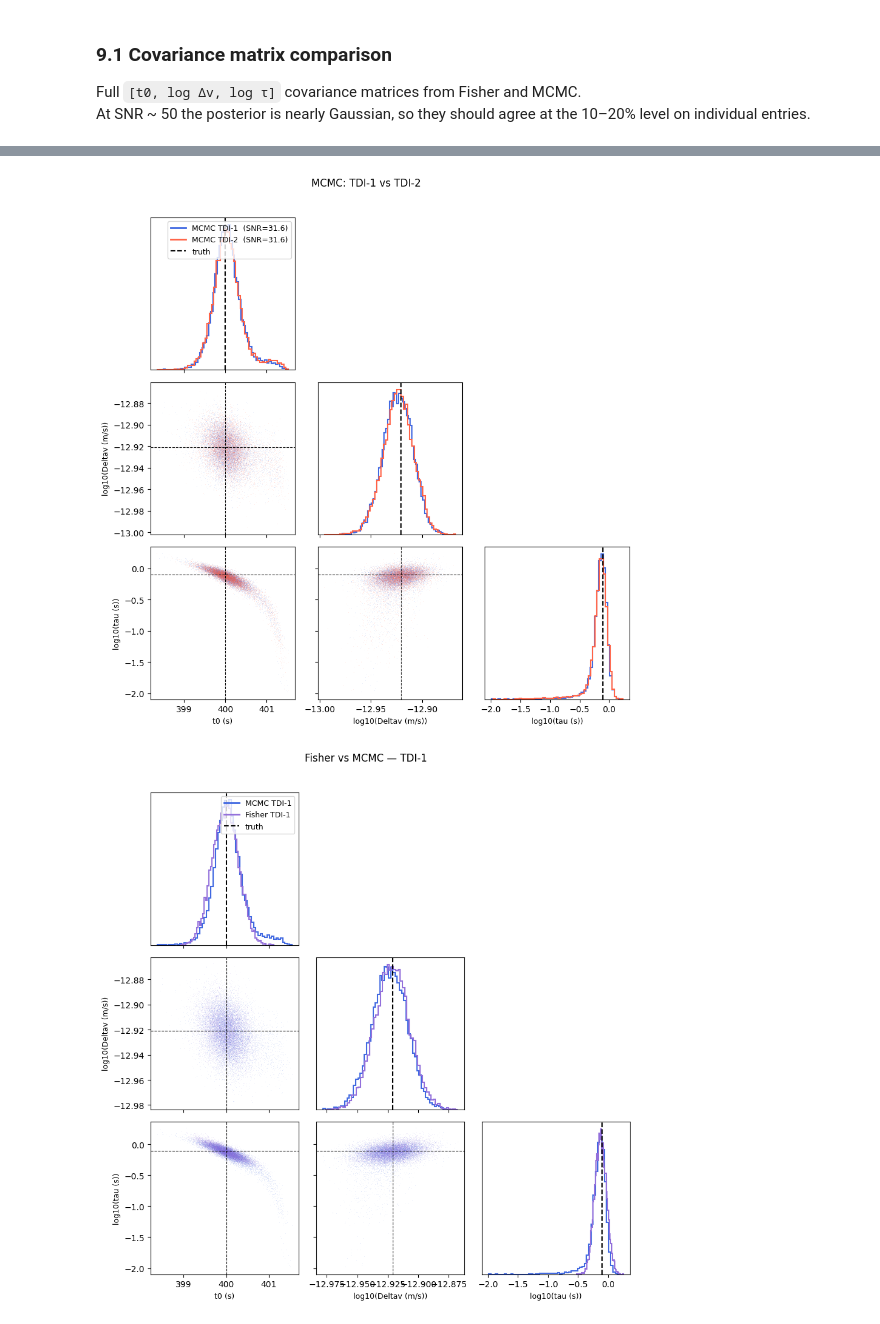
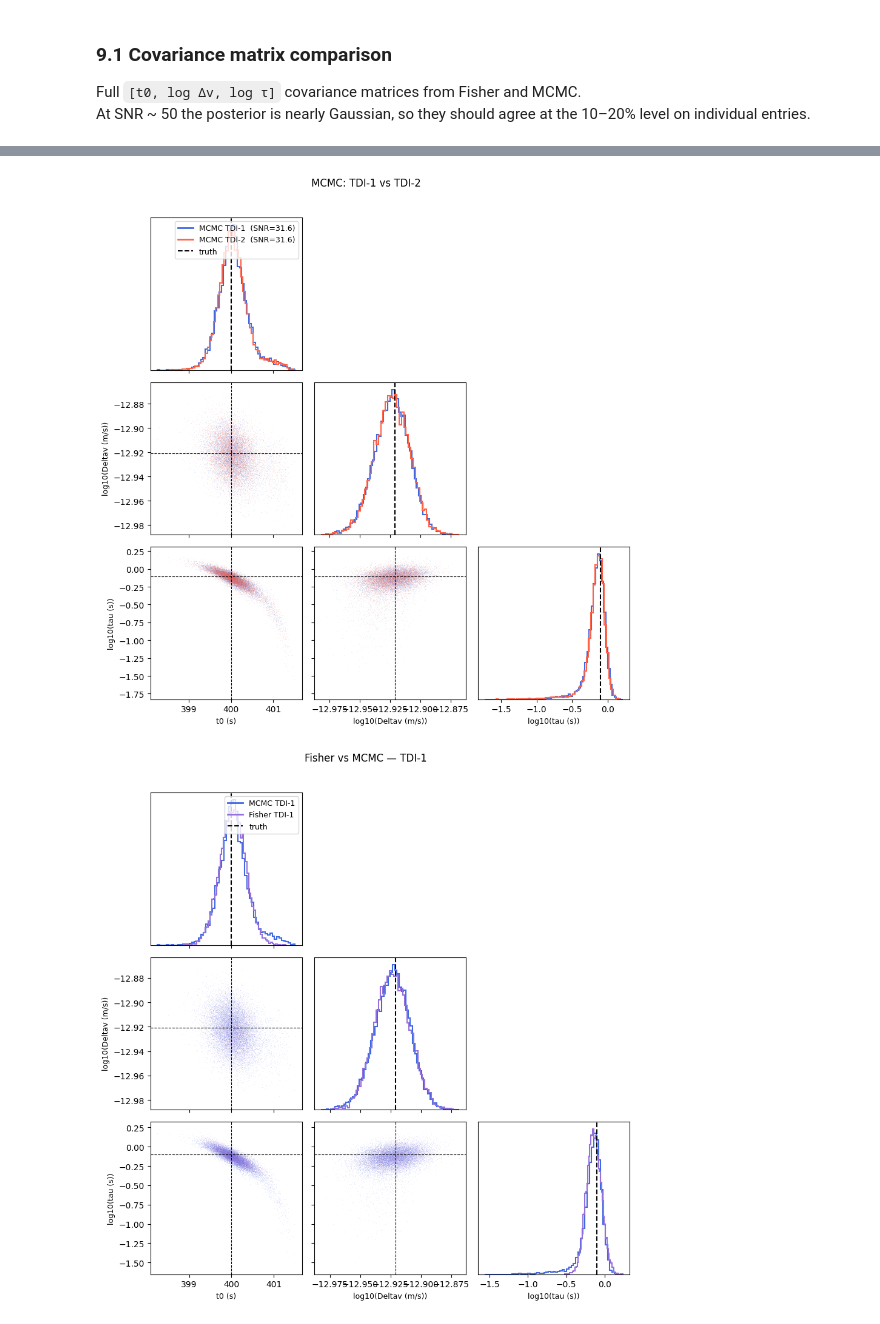
Before and after one commit to gmenta24/jaxglitches, a Jupyter notebook: lisa.ipynb, the cells around one changed output, grey strips where cells are left out. Saved outputs shown, nothing was run; the diff lists cells and outputs as text; code cells hidden in the pictures.

```diff
--- a/lisa.ipynb
+++ b/lisa.ipynb
@@ -101,7 +99,7 @@ data2 = h2 + n2_fd
 print(f'(d|h)/SNR^2  TDI-1: {jg.inner_product(data1, h1, psd1)/snr1**2:.4f}  (exp. ~1)')
 print(f'(d|h)/SNR^2  TDI-2: {jg.inner_product(data2, h2, psd2)/snr2**2:.4f}  (must equal TDI-1 exactly)')
 
-f_plot = np.array(freq[1:])
+f_plot = freq[1:]
 ch_labels = ['A', 'E', 'T']
 ch_colors = ['tab:blue', 'tab:orange', 'tab:green']
 
@@ -112,11 +110,11 @@ for col, (ch, clr) in enumerate(zip(ch_labels, ch_colors)):
             (h1, n1_fd, psd1, 'TDI-1'),
             (h2, n2_fd, psd2, 'TDI-2')]):
         ax = axes[row, col]
-        ax.loglog(f_plot, np.sqrt(np.array(psd[1:,col])), 'gray', lw=1.5, ls='--',
+        ax.loglog(f_plot, jnp.sqrt(psd[1:,col]), 'gray', lw=1.5, ls='--',
                   label=r'$\sqrt{S_c}$  (noise RMS)', zorder=1)
-        ax.loglog(f_plot, np.abs(np.array(n_fd[1:,col])), color='lightgray', lw=0.4,
+        ax.loglog(f_plot, jnp.abs(n_fd[1:,col]), color='lightgray', lw=0.4,
                   alpha=0.8, label='|n(f)| single draw', zorder=2)
-        ax.loglog(f_plot, np.abs(np.array(h_fd[1:,col])), color=clr, lw=1.5,
+        ax.loglog(f_plot, jnp.abs(h_fd[1:,col]), color=clr, lw=1.5,
                   label=f'|h_{ch}(f)| signal', zorder=3)
         ax.set_title(f'{lbl} — ch {ch}', fontsize=10)
         ax.set_xlabel('Frequency (Hz)', fontsize=9)
@@ -310,6 +302,6 @@ phys2 = jax.vmap(to_physical)(chain2)
 
 # Thin to ~10 000 samples for plotting
 THIN = max(1, samps1_raw.shape[0] // 10_000)
-s1 = np.array(phys1[::THIN]);  s2 = np.array(phys2[::THIN])
+s1 = phys1[::THIN];  s2 = phys2[::THIN]
 print(f'Thinned samples: {s1.shape[0]} each  (THIN={THIN})')
 # %% [output]
@@ -352,8 +344,8 @@ def corner_plot(samples_list, labels, colors, param_names, truth, log_axes=None)
     fig, axes = plt.subplots(n, n, figsize=(3*n, 3*n))
     fig.subplots_adjust(hspace=0.05, wspace=0.05)
 
-    def _v(s, i):  return np.log10(np.abs(s[:,i])) if i in log_axes else s[:,i]
-    def _t(i):     return np.log10(abs(truth[i]))   if i in log_axes else truth[i]
+    def _v(s, i):  return jnp.log10(jnp.abs(s[:,i])) if i in log_axes else s[:,i]
+    def _t(i):     return jnp.log10(abs(truth[i]))   if i in log_axes else truth[i]
     def _lbl(i):   return f'log10({param_names[i]})' if i in log_axes else param_names[i]
 
     for row in range(n):
@@ -548,50 +540,49 @@ Agreement between Fisher and MCMC contours confirms that the posterior is close
 # %%
-rng = np.random.default_rng(42)
 N_FISH = len(chain1)
+kf1, kf2 = jr.split(jr.PRNGKey(42))
 
-# Draw samples from Fisher Gaussian in [t0, logDeltav, logTau], centred at MAP
-xi_fish1 = rng.multivariate_normal(np.array(xi_map1), np.array(C1_fish), N_FISH)
-xi_fish2 = rng.multivariate_normal(np.array(xi_map2), np.array(C2_fish), N_FISH)
+# Centre the Fisher Gaussian on the MCMC posterior median; the Fisher matrix supplies the width.
+xi_med1 = jnp.median(chain1, axis=0)
+xi_med2 = jnp.median(chain2, axis=0)
+xi_fish1 = jr.multivariate_normal(kf1, xi_med1, C1_fish, shape=(N_FISH,))
+xi_fish2 = jr.multivariate_normal(kf2, xi_med2, C2_fish, shape=(N_FISH,))
 
 def to_plot_coords(xi_arr):
     """[t0, logDeltav, logTau] -> [t0, Deltav, tau] for the corner plots."""
-    return np.column_stack([xi_arr[:, 0],
-                            np.exp(xi_arr[:, 1]),
-                            np.exp(xi_arr[:, 2])])
-
-sp_fish1 = to_plot_coords(xi_fish1)
-sp_fish2 = to_plot_coords(xi_fish2)
+    return jnp.column_stack([xi_arr[:, 0],
+                             jnp.exp(xi_arr[:, 1]),
+                             jnp.exp(xi_arr[:, 2])])
 
 THIN_F = THIN  # same thinning factor as MCMC chains
-sp_fish1 = sp_fish1[::THIN_F]
-sp_fish2 = sp_fish2[::THIN_F]
+sp_fish1 = to_plot_coords(xi_fish1)[::THIN_F]
+sp_fish2 = to_plot_coords(xi_fish2)[::THIN_F]
 
 # ── Plot 1: MCMC TDI-1 vs MCMC TDI-2 (same as Section 7) ─────────────────
 fig1 = corner_plot(
     [s1, s2],
     [f'MCMC TDI-1  (SNR={snr1:.1f})', f'MCMC TDI-2  (SNR={snr2:.1f})'],
     ['royalblue', 'tomato'],
     plot_names, plot_truths, log_axes={1, 2})
 fig1.suptitle('MCMC: TDI-1 vs TDI-2', y=1.02, fontsize=12)
 plt.tight_layout(); plt.show()
 
 # ── Plot 2: MCMC TDI-1 vs Fisher TDI-1 ────────────────────────────────────
 fig2 = corner_plot(
     [s1, sp_fish1],
     ['MCMC TDI-1', 'Fisher TDI-1'],
     ['royalblue', 'mediumpurple'],
     plot_names, plot_truths, log_axes={1, 2})
 fig2.suptitle('Fisher vs MCMC — TDI-1', y=1.02, fontsize=12)
 plt.tight_layout(); plt.show()
 
 # ── Plot 3: MCMC TDI-2 vs Fisher TDI-2 ────────────────────────────────────
 fig3 = corner_plot(
     [s2, sp_fish2],
     ['MCMC TDI-2', 'Fisher TDI-2'],
     ['tomato', 'darkorange'],
     plot_names, plot_truths, log_axes={1, 2})
 fig3.suptitle('Fisher vs MCMC — TDI-2', y=1.02, fontsize=12)
 plt.tight_layout(); plt.show()
 # %% [output]
-[figure, old version]
+[figure, new version]
-[figure, old version]
+[figure, new version]
```
Also changed, not shown: parts of 14 cells of this notebook.
